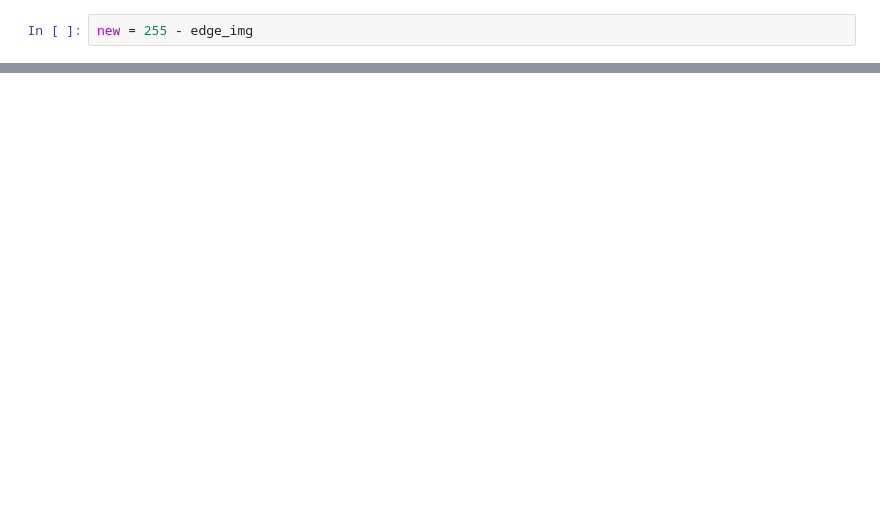
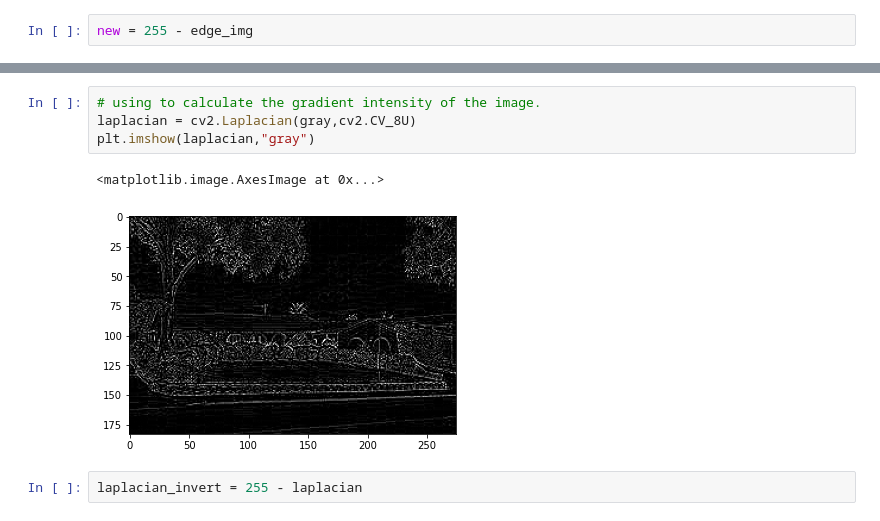
Before and after one commit to r-narula/Learning-OpenCV, a Jupyter notebook: IIIT-A/ImageSegmenatation/imageTosketch.ipynb, the cells around one changed output, grey strips where cells are left out. Cells and saved outputs as stored; diff of their text form; blank space fills up the shorter version.

```diff
--- a/IIIT-A/ImageSegmenatation/imageTosketch.ipynb
+++ b/IIIT-A/ImageSegmenatation/imageTosketch.ipynb
@@ -46,0 +41,9 @@ plt.imshow(final,"gray")
+# %%
+# using to calculate the gradient intensity of the image.
+laplacian = cv2.Laplacian(gray,cv2.CV_8U)
+plt.imshow(laplacian,"gray")
+# %% [output]
+<matplotlib.image.AxesImage at 0x...>
+[figure, added]
+# %%
+laplacian_invert = 255 - laplacian
```
Also changed, not shown: parts of 17 cells of this notebook, 11 other files.
